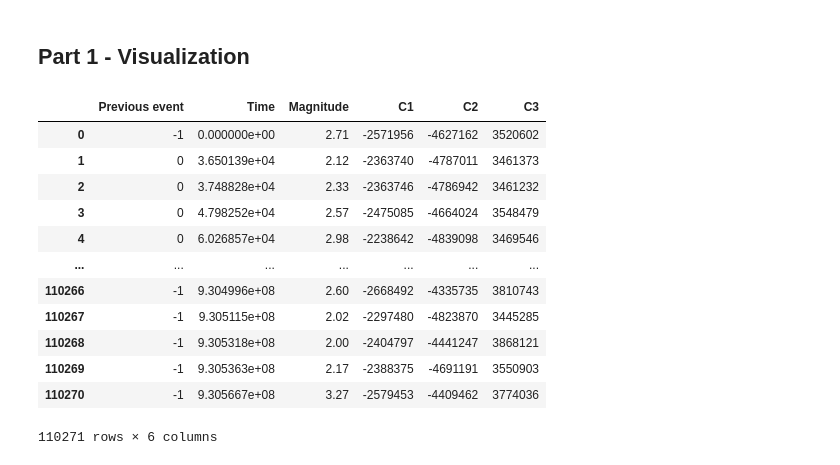
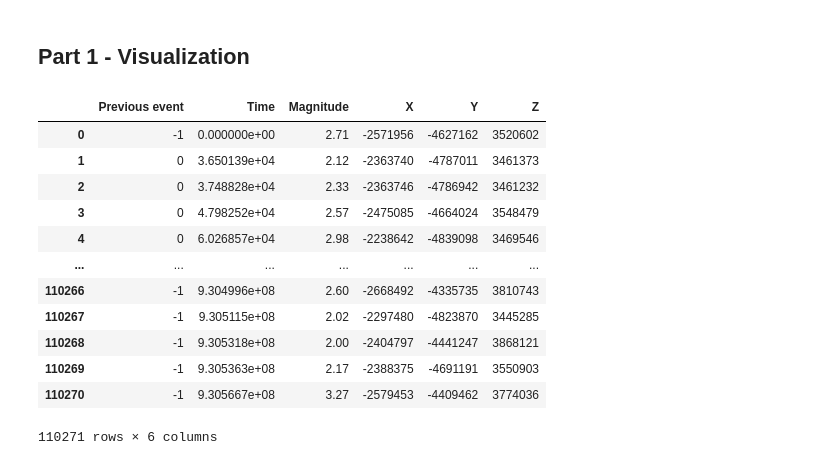
Before and after one commit to giondrioli/HLP-Earthquake-Project, a Jupyter notebook: Project.ipynb, the cells around one changed output. Saved outputs shown, nothing was run; the diff lists cells and outputs as text; code cells hidden in the pictures.

```diff
--- a/Project.ipynb
+++ b/Project.ipynb
@@ -38,11 +42,11 @@ import matplotlib.pyplot as plt
 # %%
 #reading the data file with pandas
 filename = "SouthCalifornia-1982-2011.dat"
-columns = ["Previous event", "Time", "Magnitude", "C1", "C2", "C3"]
+columns = ["Previous event", "Time", "Magnitude", "X", "Y", "Z"]
 df = pd.read_table(filename, sep=' ', header=None, names=columns)
 df
 # %% [output]
-|  | Previous event | Time | Magnitude | C1 | C2 | C3 |
+|  | Previous event | Time | Magnitude | X | Y | Z |
 | 0 | -1 | 0.000000e+00 | 2.71 | -2571956 | -4627162 | 3520602 |
 | 1 | 0 | 3.650139e+04 | 2.12 | -2363740 | -4787011 | 3461373 |
 | 2 | 0 | 3.748828e+04 | 2.33 | -2363746 | -4786942 | 3461232 |
```
Also changed, not shown: parts of 3 cells of this notebook.
